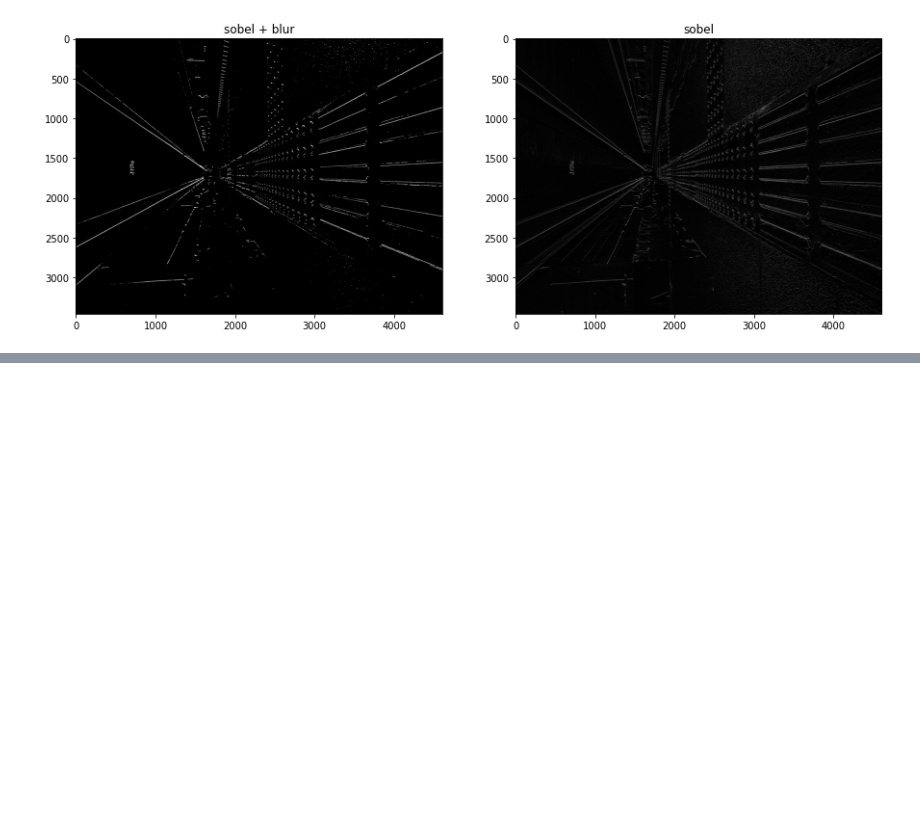
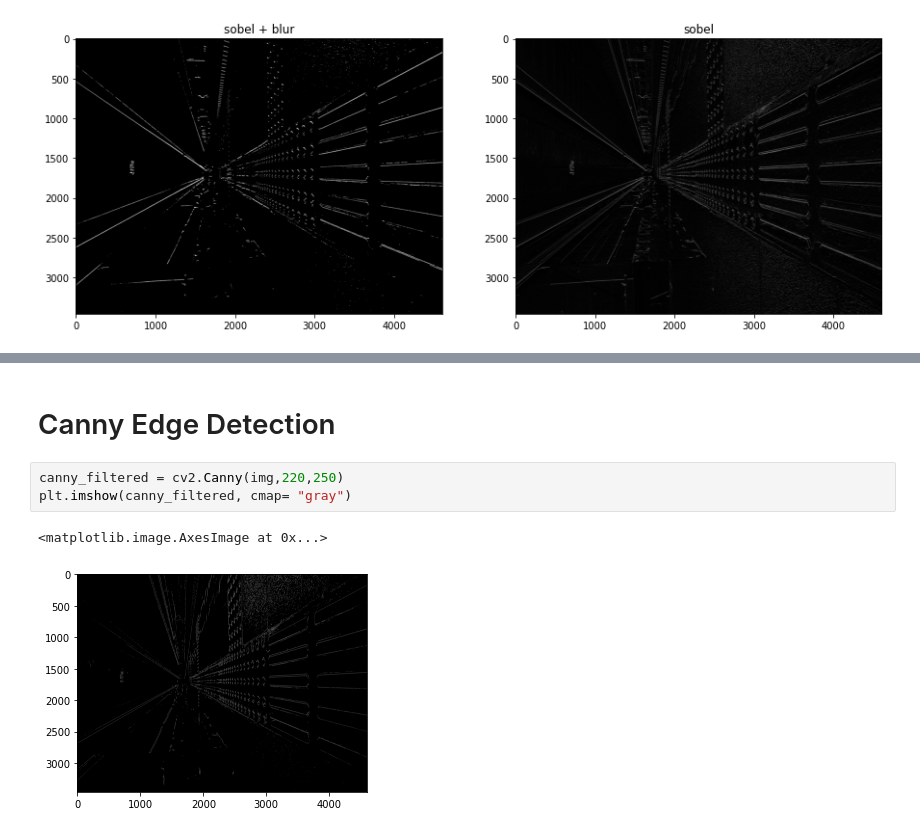
Before and after one commit to SoheilSedghi/Udacity-Computer-Vision-NanoDegree-Practice, a Jupyter notebook: Convolutional_Filters_Edge_Detection/2_Edge_and_Blur.ipynb, the cells around one changed output, grey strips where cells are left out. Saved outputs shown, nothing was run; the diff lists cells and outputs as text; blank space fills up the shorter version.

```diff
--- a/Convolutional_Filters_Edge_Detection/2_Edge_and_Blur.ipynb
+++ b/Convolutional_Filters_Edge_Detection/2_Edge_and_Blur.ipynb
@@ -57,0 +111,8 @@ plt.imshow(yfiltered, cmap= "gray")
+# %% [markdown]
+# Canny Edge Detection
+# %%
+canny_filtered = cv2.Canny(img,220,250)
+plt.imshow(canny_filtered, cmap= "gray")
+# %% [output]
+<matplotlib.image.AxesImage at 0x...>
+[figure, added]
```
Also changed, not shown: parts of 4 cells of this notebook, 2 other files.
